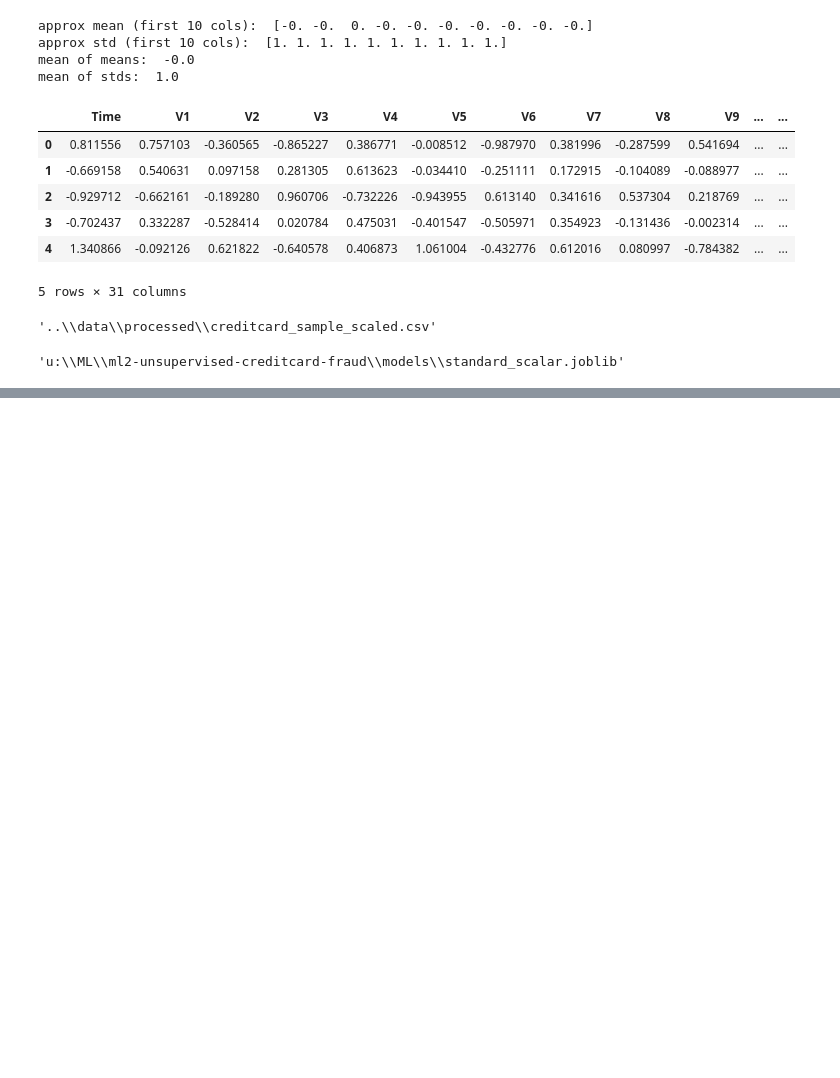
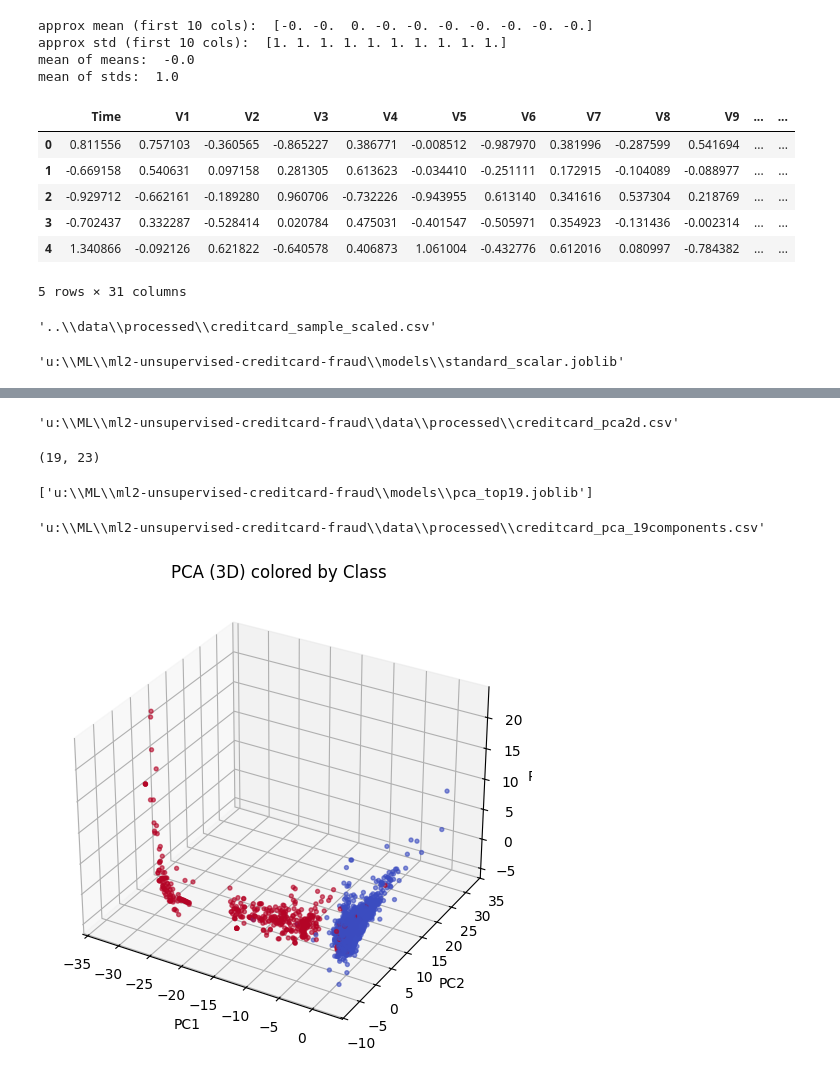
Before and after one commit to rkbalolkhan/ml2-unsupervised-creditcard-fraud, a Jupyter notebook: notebooks/02_preprocessing_pca_clustering.ipynb, the cells around one changed output, grey strips where cells are left out. Saved outputs shown, nothing was run; the diff lists cells and outputs as text; code cells hidden in the pictures; blank space fills up the shorter version.

```diff
--- a/notebooks/02_preprocessing_pca_clustering.ipynb
+++ b/notebooks/02_preprocessing_pca_clustering.ipynb
@@ -138,0 +200,48 @@ scaler_path
+# %%
+PCA_SAVE_PATH = os.path.join(project_root,"data","processed","creditcard_pca2d.csv")
+os.makedirs(os.path.dirname(PCA_SAVE_PATH), exist_ok=True)
+pca_df.to_csv(PCA_SAVE_PATH, index=False)
+
+PCA_SAVE_PATH
+# %% [output]
+'u:\\ML\\ml2-unsupervised-creditcard-fraud\\data\\processed\\creditcard_pca2d.csv'
+# %%
+n_80 = int(np.argmax(cumulative >= 0.80)+1)
+n_90 = int(np.argmax(cumulative >= 0.90)+1)
+n_80, n_90
+# %% [output]
+(19, 23)
+# %%
+N=max(10,n_80)
+
+pca_n = PCA(n_components=N, random_state=42)
+X_pca_n = pca_n.fit_transform(X_scaled)
+
+os.makedirs(models_dir,exist_ok=True)
+joblib.dump(pca_n, os.path.join(models_dir, f"pca_top{N}.joblib"))
+# %% [output]
+['u:\\ML\\ml2-unsupervised-creditcard-fraud\\models\\pca_top19.joblib']
+# %%
+pca_n_df = pd.DataFrame(X_pca_n, columns=[f"PC{i+1}" for i in range(N)])
+pca_n_df["Class"] = y.values
+PCA_N_SAVE = os.path.join(project_root,"data","processed",f"creditcard_pca_{N}components.csv")
+os.makedirs(os.path.dirname(PCA_N_SAVE,), exist_ok=True)
+pca_n_df.to_csv(PCA_N_SAVE,index=False)
+
+PCA_N_SAVE
+# %% [output]
+'u:\\ML\\ml2-unsupervised-creditcard-fraud\\data\\processed\\creditcard_pca_19components.csv'
+# %%
+pca_3d = PCA(n_components=3, random_state=42)
+X_pca_3d = pca_3d.fit_transform(X_scaled)
+
+fig = plt.figure(figsize=(9,6))
+ax = fig.add_subplot(111,projection='3d')
+ax.scatter(X_pca_3d[:,0], X_pca_3d[:,1],X_pca_3d[:,2], c=y, s=8, alpha=0.6, cmap="coolwarm")
+ax.set_xlabel("PC1")
+ax.set_ylabel("PC2")
+ax.set_zlabel("PC3")
+plt.title("PCA (3D) colored by Class")
+plt.show()
+# %% [output]
+[figure, added]
```
Also changed, not shown: parts of 7 cells of this notebook, 2 other files.
